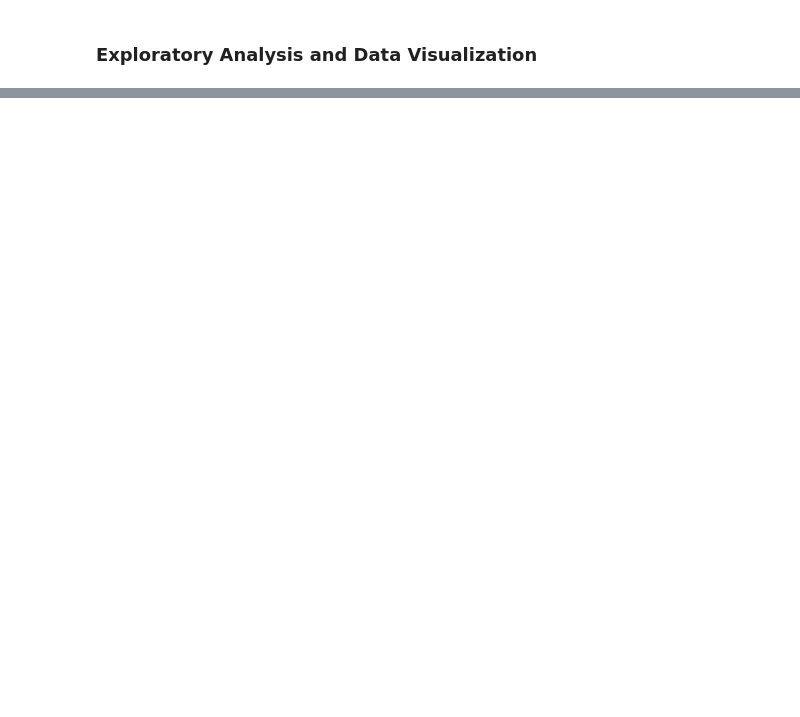
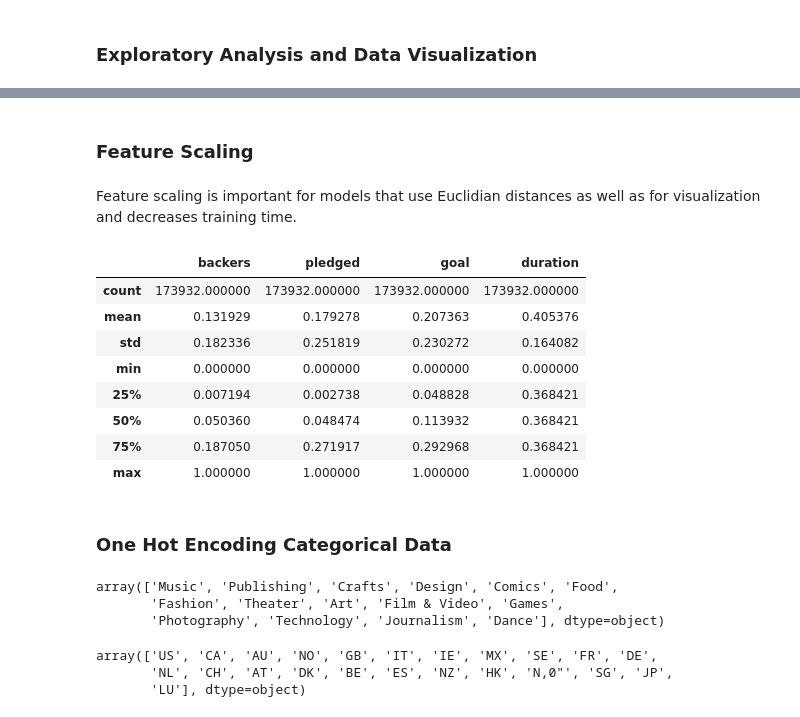
Before and after one commit to brendankmorrison/KickstarterDataAnalysis, a Jupyter notebook: Kickstarter Data Analysis.ipynb, the cells around one changed output, grey strips where cells are left out. Cells and saved outputs as stored; diff of their text form; code cells hidden in the pictures; blank space fills up the shorter version.

Commit message:
encoded categorical data

```diff
--- a/Kickstarter Data Analysis.ipynb
+++ b/Kickstarter Data Analysis.ipynb
@@ -121,2 +178,5 @@ kickstarter2018.describe()
+# %%
+# Resetting index after removing observations
+kickstarter2018.reset_index(drop = True, inplace = True)
 # %% [markdown]
 ### Exploratory Analysis and Data Visualization
@@ -127,0 +212,4 @@ sns.displot(kickstarter2018, x="duration")
+# %% [markdown]
+### Feature Scaling
+# %% [markdown]
+Feature scaling is important for models that use Euclidian distances as well as for visualization and decreases training time.
@@ -127,0 +219,25 @@ sns.displot(kickstarter2018, x="duration")
+# %%
+ss = MinMaxScaler()
+
+# Subsetting numerical data
+kickstarter2018_numerical = kickstarter2018[['backers', 'pledged', 'goal', 'duration']]
+
+# Fitiing scaler to numerical data
+scaler = ss.fit(kickstarter2018_numerical.values)
+
+# Transforming numerical data with the scaler and placing back into dataset
+kickstarter2018_numerical_scaled = scaler.transform(kickstarter2018_numerical.values)
+kickstarter2018[['backers', 'pledged', 'goal', 'duration']] = kickstarter2018_numerical_scaled
+kickstarter2018.describe()
+# %% [output]
+|  | backers | pledged | goal | duration |
+| count | 173932.000000 | 173932.000000 | 173932.000000 | 173932.000000 |
+| mean | 0.131929 | 0.179278 | 0.207363 | 0.405376 |
+| std | 0.182336 | 0.251819 | 0.230272 | 0.164082 |
+| min | 0.000000 | 0.000000 | 0.000000 | 0.000000 |
+| 25% | 0.007194 | 0.002738 | 0.048828 | 0.368421 |
+| 50% | 0.050360 | 0.048474 | 0.113932 | 0.368421 |
+| 75% | 0.187050 | 0.271917 | 0.292968 | 0.368421 |
+| max | 1.000000 | 1.000000 | 1.000000 | 1.000000 |
+# %% [markdown]
+### One Hot Encoding Categorical Data
@@ -127,0 +249,12 @@ sns.displot(kickstarter2018, x="duration")
+# %%
+kickstarter2018['category'].unique()
+# %% [output]
+array(['Music', 'Publishing', 'Crafts', 'Design', 'Comics', 'Food',
+       'Fashion', 'Theater', 'Art', 'Film & Video', 'Games',
+       'Photography', 'Technology', 'Journalism', 'Dance'], dtype=object)
+# %%
+kickstarter2018['country'].unique()
+# %% [output]
+array(['US', 'CA', 'AU', 'NO', 'GB', 'IT', 'IE', 'MX', 'SE', 'FR', 'DE',
+       'NL', 'CH', 'AT', 'DK', 'BE', 'ES', 'NZ', 'HK', 'N,0"', 'SG', 'JP',
+       'LU'], dtype=object)
```
Also changed, not shown: parts of 41 cells of this notebook.
